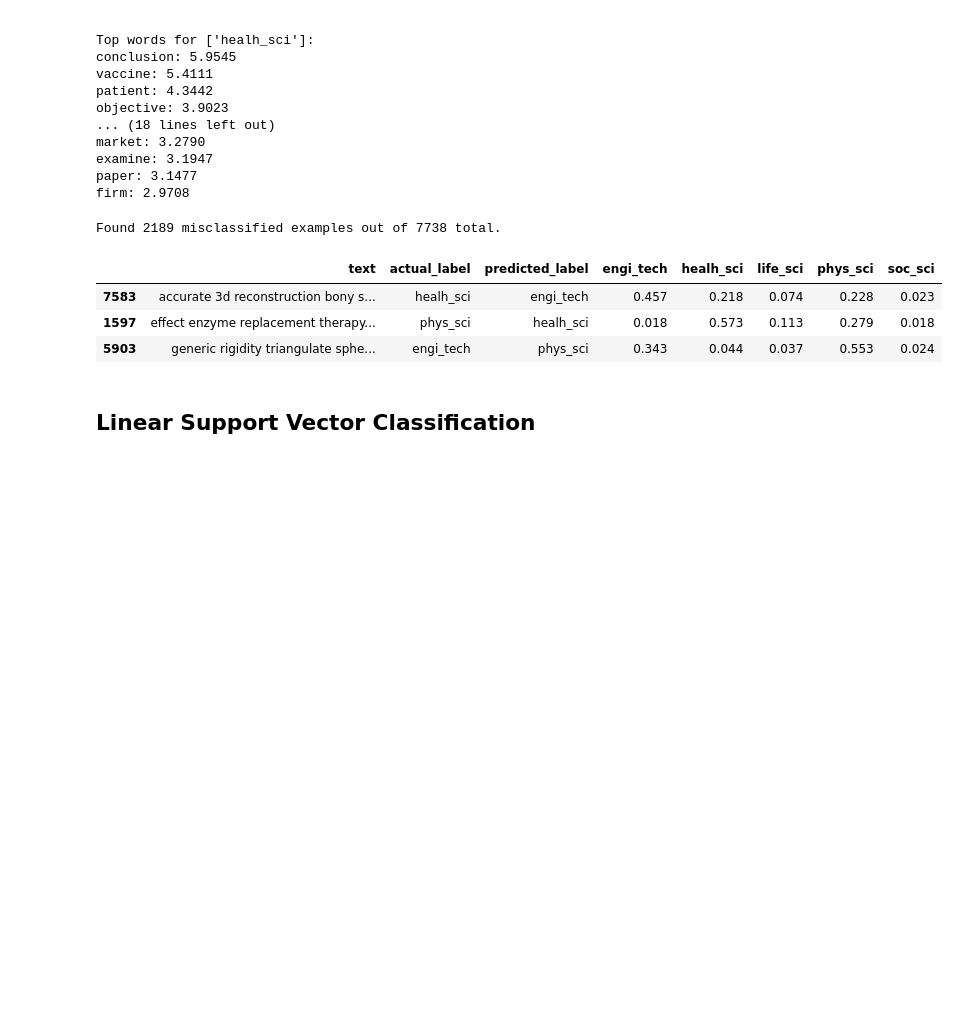
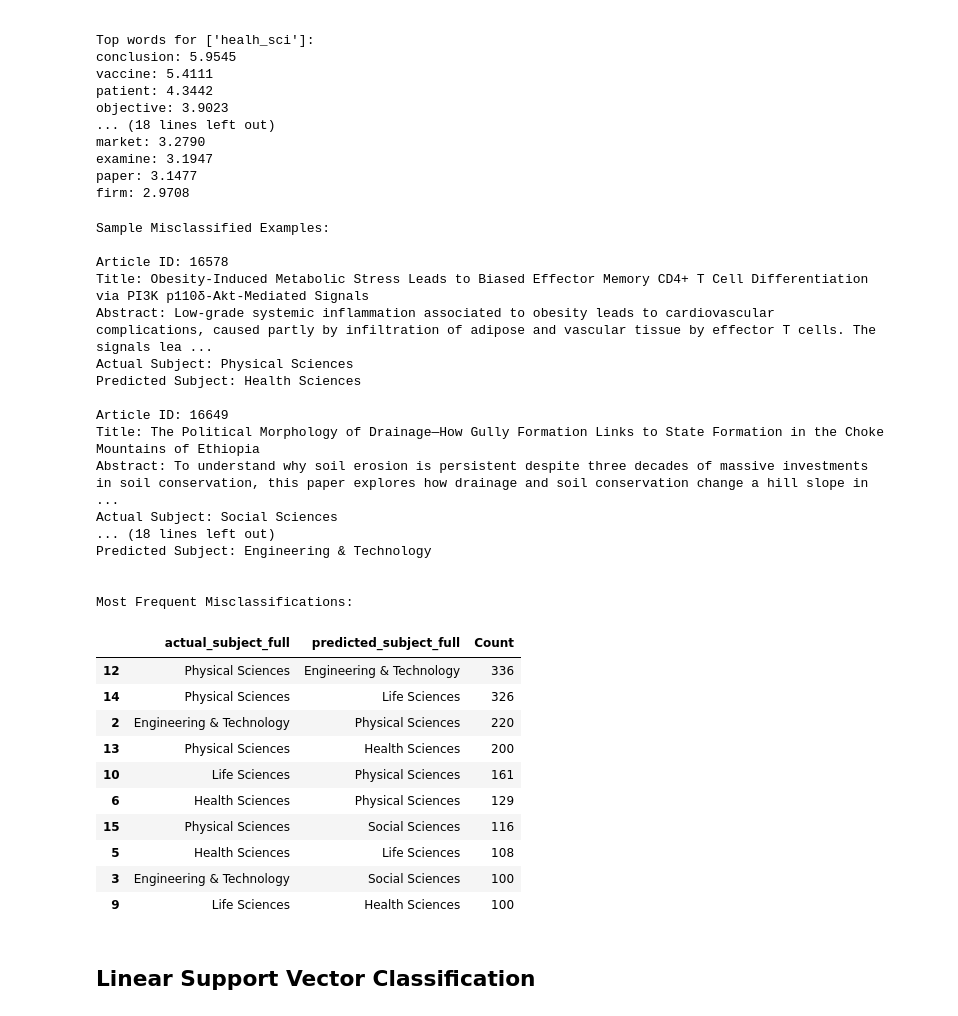
Before and after one commit to cicilymathew/NLP, a Jupyter notebook: Assignments/Assignment #2/assignment_2.ipynb, the cells around one changed output. Cells and saved outputs as stored; diff of their text form; code cells hidden in the pictures; blank space fills up the shorter version.

```diff
--- a/Assignments/Assignment #2/assignment_2.ipynb
+++ b/Assignments/Assignment #2/assignment_2.ipynb
@@ -50,8 +56,8 @@ label_map = dict(zip(le.classes_, le.transform(le.classes_)))
 # %%
 subject_name_map = {
     "phys_sci": "Physical Sciences",
+    "healh_sci": "Health Sciences",
     "engi_tech": "Engineering & Technology",
-    "health_sci": "Health Sciences",
     "life_sci": "Life Sciences",
     "soc_sci": "Social Sciences"
 }
@@ -68,19 +74,6 @@ def light_clean_text(text):
     return text.strip()
 
 def heavy_clean_text(text_series, spacy_pipeline, n_proc=2, batch_size=1000):
-    """
-    Applies heavier cleaning (lemmatization, stopword & punctuation removal) for models like
-    Logistic Regression or SVM.
-
-    Args:
-        text_series (pd.Series): A Series of text strings
-        spacy_pipeline: A loaded spaCy language model (e.g., spacy.load("en_core_web_sm"))
-        n_proc (int): Parallel processing count
-        batch_size (int): Batch size for spaCy pipe
-
-    Returns:
-        pd.Series: Cleaned and normalized text
-    """
     cleaned_docs = []
 
     for doc in spacy_pipeline.pipe(text_series, disable=["ner"], n_process=n_proc, batch_size=batch_size):
@@ -397,20 +407,44 @@ examine: 3.1947
 paper: 3.1477
 firm: 2.9708
 # %%
-results_df, misclassified_df = get_misclassifications_with_probas(
+misclassified_df, misclass_summary = analyze_model_misclassifications(
     model= lr,
     X_test= X_heavy_test,
     y_test= y_heavy_test,
-    text_series= X_heavy_test_text,
+    y_pred= y_pred_lr,
+    original_data= data,
     label_encoder= le,
-    sample_n= 3
+    sample_n= 5
 )
 # %% [output]
-Found 2189 misclassified examples out of 7738 total.
+Sample Misclassified Examples:
+
+Article ID: 16578
+Title: Obesity-Induced Metabolic Stress Leads to Biased Effector Memory CD4+ T Cell Differentiation via PI3K p110δ-Akt-Mediated Signals
+Abstract: Low-grade systemic inflammation associated to obesity leads to cardiovascular complications, caused partly by infiltration of adipose and vascular tissue by effector T cells. The signals lea ...
+Actual Subject: Physical Sciences
+Predicted Subject: Health Sciences
+
+Article ID: 16649
+Title: The Political Morphology of Drainage—How Gully Formation Links to State Formation in the Choke Mountains of Ethiopia
+Abstract: To understand why soil erosion is persistent despite three decades of massive investments in soil conservation, this paper explores how drainage and soil conservation change a hill slope in  ...
+Actual Subject: Social Sciences
+... (18 lines left out)
+Predicted Subject: Engineering & Technology
+
+
+Most Frequent Misclassifications:
-|  | text | actual_label | predicted_label | engi_tech | healh_sci | life_sci | phys_sci | soc_sci |
-| 7583 | accurate 3d reconstruction bony s... | healh_sci | engi_tech | 0.457 | 0.218 | 0.074 | 0.228 | 0.023 |
-| 1597 | effect enzyme replacement therapy... | phys_sci | healh_sci | 0.018 | 0.573 | 0.113 | 0.279 | 0.018 |
-| 5903 | generic rigidity triangulate sphe... | engi_tech | phys_sci | 0.343 | 0.044 | 0.037 | 0.553 | 0.024 |
+|  | actual_subject_full | predicted_subject_full | Count |
+| 12 | Physical Sciences | Engineering & Technology | 336 |
+| 14 | Physical Sciences | Life Sciences | 326 |
+| 2 | Engineering & Technology | Physical Sciences | 220 |
+| 13 | Physical Sciences | Health Sciences | 200 |
+| 10 | Life Sciences | Physical Sciences | 161 |
+| 6 | Health Sciences | Physical Sciences | 129 |
+| 15 | Physical Sciences | Social Sciences | 116 |
+| 5 | Health Sciences | Life Sciences | 108 |
+| 3 | Engineering & Technology | Social Sciences | 100 |
+| 9 | Life Sciences | Health Sciences | 100 |
 # %% [markdown]
 ## Linear Support Vector Classification
 # %%
```
Also changed, not shown: parts of 21 cells of this notebook.
